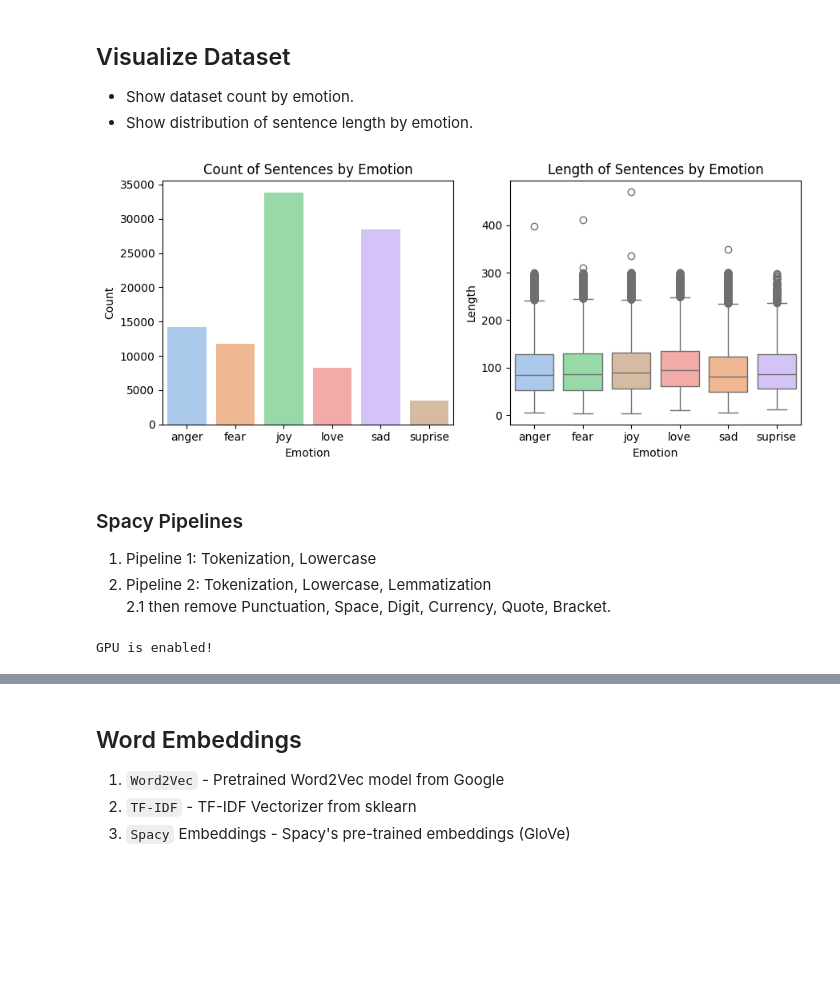
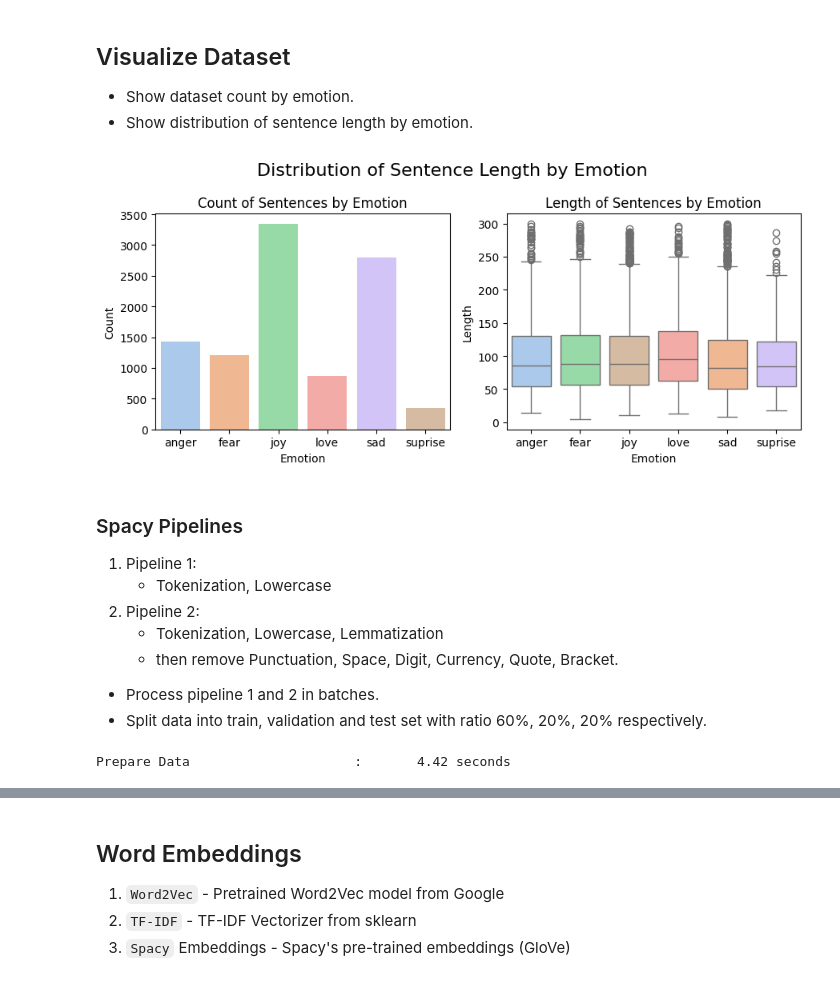
Before and after one commit to innozent/nlp_project1, a Jupyter notebook: Pholsomboon_1254311.ipynb, the cells around one changed output, grey strips where cells are left out. Cells and saved outputs as stored; diff of their text form; code cells hidden in the pictures; blank space fills up the shorter version.

```diff
--- a/Pholsomboon_1254311.ipynb
+++ b/Pholsomboon_1254311.ipynb
@@ -30,7 +36,8 @@ import spacy
 import seaborn as sns
 import torch
 import numpy as np
-from tqdm.notebook import tqdm
+from wordcloud import WordCloud
+from tqdm import tqdm
 from sklearn.model_selection import train_test_split
 from sklearn.preprocessing import LabelEncoder, StandardScaler
 from sklearn.metrics import confusion_matrix, accuracy_score, ConfusionMatrixDisplay
@@ -39,8 +46,8 @@ from sklearn.feature_extraction.text import TfidfVectorizer
 
 RANDOM_STATE = 999
 BATCH_SIZE = 512
-EPOCHS = 20
-NUM_RECORDS = 50000
+EPOCHS = 50
+NUM_RECORDS = 10000
 
 device = torch.device("mps" if torch.backends.mps.is_available() else
                       "cuda:0" if torch.cuda.is_available() else
@@ -50,8 +57,14 @@ device = torch.device("mps" if torch.backends.mps.is_available() else
 path = kagglehub.dataset_download("kushagra3204/sentiment-and-emotion-analysis-dataset")
 df = pd.read_csv( path +  os.path.sep + 'archive' + os.path.sep + 'combined_emotion.csv')
 # limit
-df = df.sample(n=100000, random_state=RANDOM_STATE)
+df = df.sample(n=NUM_RECORDS, random_state=RANDOM_STATE)
 
 # Word2Vec Model
 word2vec_model = api.load("word2vec-google-news-300")
+
+# Enable GPU if available
+if spacy.require_gpu():
+    print("GPU is enabled!")
+else:
+    print("GPU not available.")
 # %% [output]
@@ -63,29 +76,44 @@ Warning: Looks like you're using an outdated `kagglehub` version (installed: 0.3
 # %%
 # Visualization
 fig, ax = plt.subplots(1, 2, figsize=(9, 4))
 
 sns.set_palette('pastel')
-sns.barplot(x='emotion', y='sentence', data=df.groupby('emotion').count(), ax=ax[0], hue='emotion')
+sns.barplot(x='emotion', y='sentence',
+            data=df.groupby('emotion').count(),
+            ax=ax[0],
+            hue='emotion')
 ax[0].set_title('Count of Sentences by Emotion')
 ax[0].set_xlabel('Emotion')
 ax[0].set_ylabel('Count')
 
+# Show distribution of sentence length by emotion
 df['len'] = df['sentence'].apply(len)
-sns.boxplot(y='len', x='emotion', data=df, ax=ax[1], hue='emotion', order=sorted(df['emotion'].unique()))
+sns.boxplot(y='len', x='emotion',
+            data=df,
+            ax=ax[1],
+            hue='emotion',
+            order=sorted(df['emotion'].unique()))
 ax[1].set_title('Length of Sentences by Emotion')
 ax[1].set_xlabel('Emotion')
 ax[1].set_ylabel('Length')
+plt.suptitle('Distribution of Sentence Length by Emotion', fontsize=16)
 plt.tight_layout()
 plt.show()
 
+# Drop unused columns
 df.drop(columns=['len'], inplace=True)
 # %% [output]
-[figure, old version]
+[figure, new version]
 # %% [markdown]
 ### Spacy Pipelines
-1. Pipeline 1: Tokenization, Lowercase
-2. Pipeline 2: Tokenization, Lowercase, Lemmatization
-2.1  then remove Punctuation, Space, Digit, Currency, Quote, Bracket.
+1. Pipeline 1:
+   - Tokenization, Lowercase
+2. Pipeline 2:
+   - Tokenization, Lowercase, Lemmatization
+   - then remove Punctuation, Space, Digit, Currency, Quote, Bracket.
+
+- Process pipeline 1 and 2 in batches.
+- Split data into train, validation and test set with ratio 60%, 20%, 20% respectively.
 # %%
 # Decorator to measure time of the function
 def measure_time(description):
@@ -110,7 +138,7 @@ def pipeline2_cleaner(doc):
 @spacy.language.Language.component("pipeline2_cleaner")
 def pipeline2_cleaner(doc):
     # Process multiple tokens at once
-    tokens = [token.lemma_ or token.text.lower() for token in doc
+    tokens = [token.lemma_.lower() for token in doc
              if  not token.is_punct
              and not token.is_space
              and not token.is_digit
@@ -123,17 +151,17 @@ def setup_pipeline():
     nlp1 = spacy.load('en_core_web_sm', disable=['tok2vec','ner', 'parser',
                                                  'attribute_ruler',
                                                  'tagger','lemmatizer'])
-    nlp2 = spacy.load('en_core_web_sm', disable=['tok2vec','ner', 'parser'])
+    nlp2 = spacy.load('en_core_web_sm', disable=['ner', 'parser'])
     nlp1.add_pipe("pipeline1_cleaner", last=True)
     nlp2.add_pipe("pipeline2_cleaner", last=True)
     return nlp1, nlp2
 
-def process_batch(texts, nlp, batch_size=1000):
-    return list(nlp.pipe(texts, batch_size=batch_size))
+def process_batch(texts, model, batch_size=2500):
+    return list(model.pipe(texts, batch_size=batch_size))
 
-def process_pipeline(texts, nlp):
+def process_pipeline(texts, model):
     # Process in batches
-    docs = process_batch([text.lower() for text in texts], nlp)
+    docs = process_batch(texts, model)
     return [' '.join([token.text for token in doc]) for doc in docs]
 
 
@@ -162,12 +190,6 @@ def prepare_data(train_ds, val_ds,test_ds, nlp1, nlp2):
 
     return train_ds, val_ds, test_ds, train_y, val_y, test_y
 
-# Enable GPU if available
-if spacy.require_gpu():
-    print("GPU is enabled!")
-else:
-    print("GPU not available.")
-
 le = LabelEncoder()
 df['emotion'] = le.fit_transform(df['emotion'])
 
@@ -176,4 +198,4 @@ train_val_ds, test_ds = train_test_split(df, test_size=0.2, random_state=RANDOM_
 train_ds    , val_ds  = train_test_split(train_val_ds, test_size=0.25, random_state=RANDOM_STATE)
 (train_ds, val_ds, test_ds, train_y , val_y , test_y), _ = prepare_data(train_ds, val_ds, test_ds, nlp1, nlp2)
 # %% [output]
-GPU is enabled!
+Prepare Data                     :       4.42 seconds
```
Also changed, not shown: parts of 15 cells of this notebook, 3 other files.
